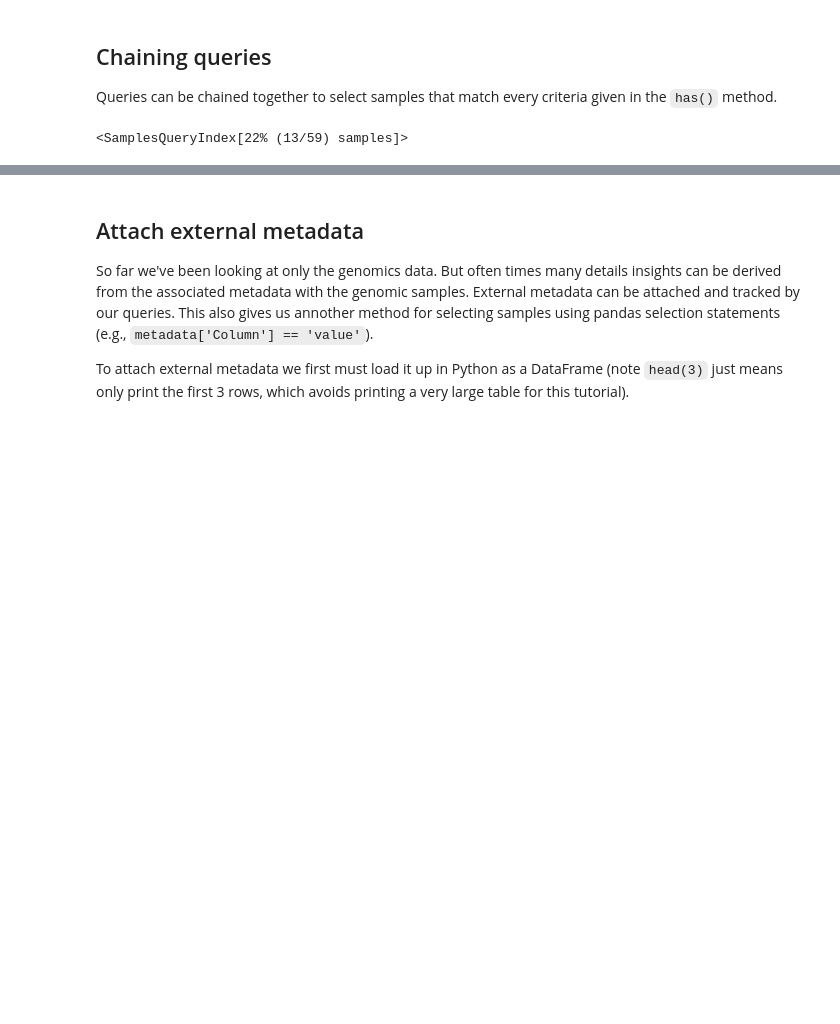
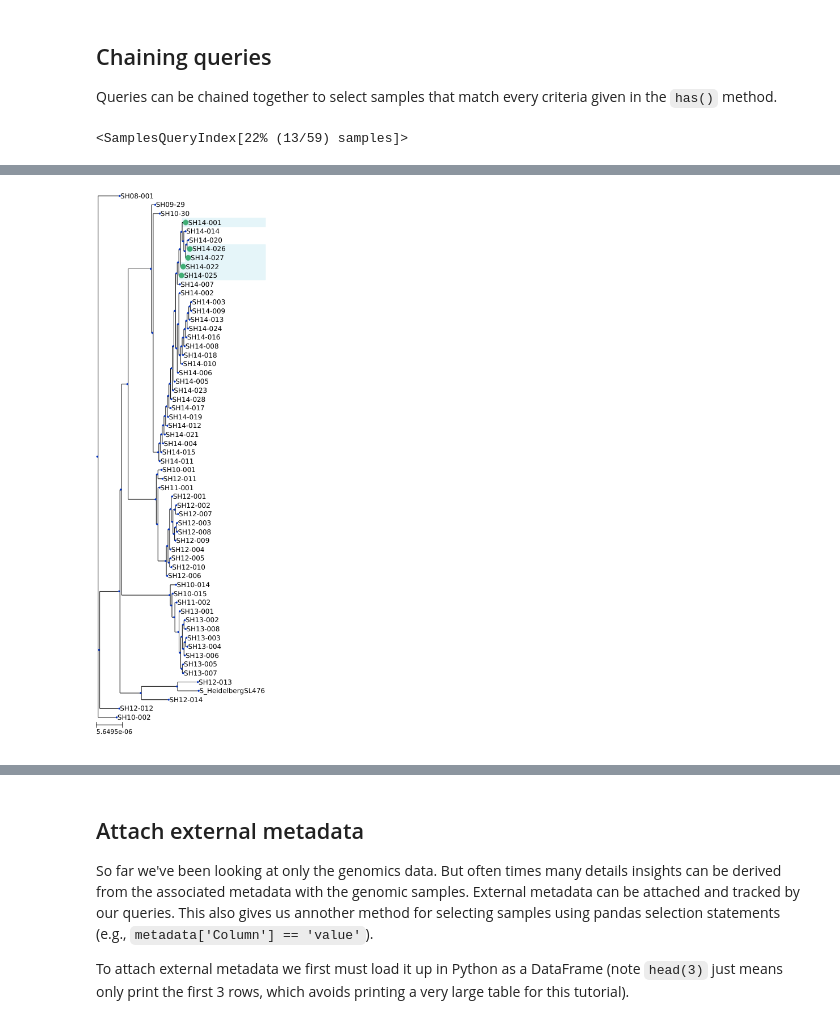
Before and after one commit to apetkau/genomics-data-index, a Jupyter notebook: docs/tutorial/tutorial-1-salmonella.ipynb, the cells around one changed output, grey strips where cells are left out. Cells and saved outputs as stored; diff of their text form; code cells hidden in the pictures; blank space fills up the shorter version.

```diff
--- a/docs/tutorial/tutorial-1-salmonella.ipynb
+++ b/docs/tutorial/tutorial-1-salmonella.ipynb
@@ -185,0 +249,4 @@ Queries are not limited to `has()`. We can also use `within()` to select samples
+# %%
+t.tree_styler().highlight(tdist).render(w=300)
+# %% [output]
+[figure, added]
```
Also changed, not shown: parts of 39 cells of this notebook.
